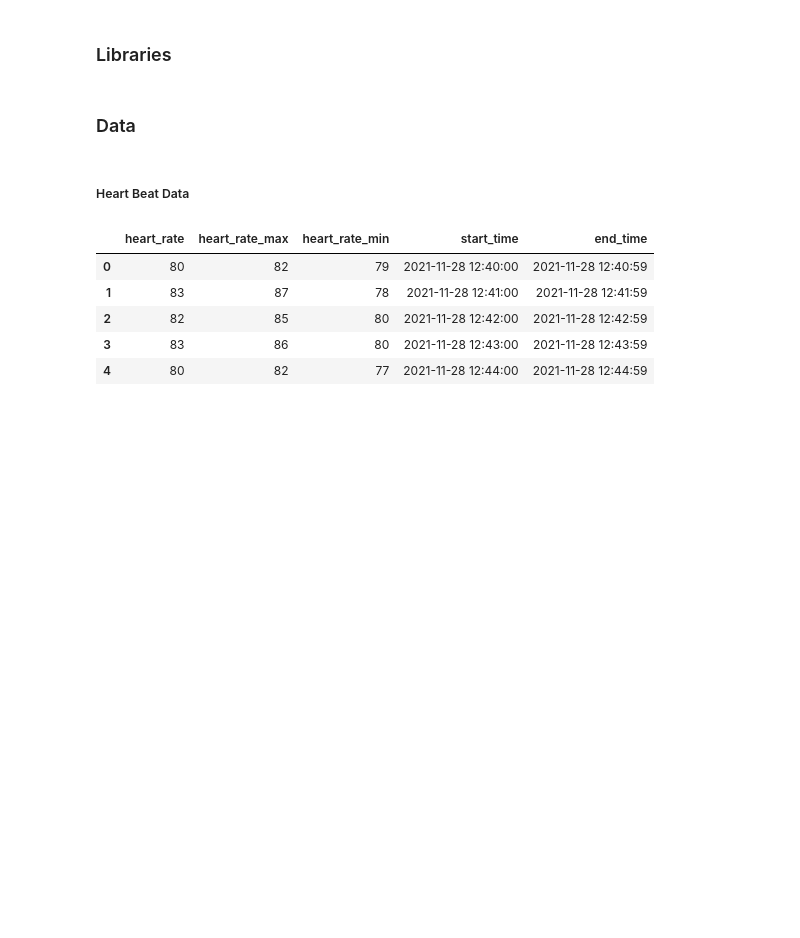
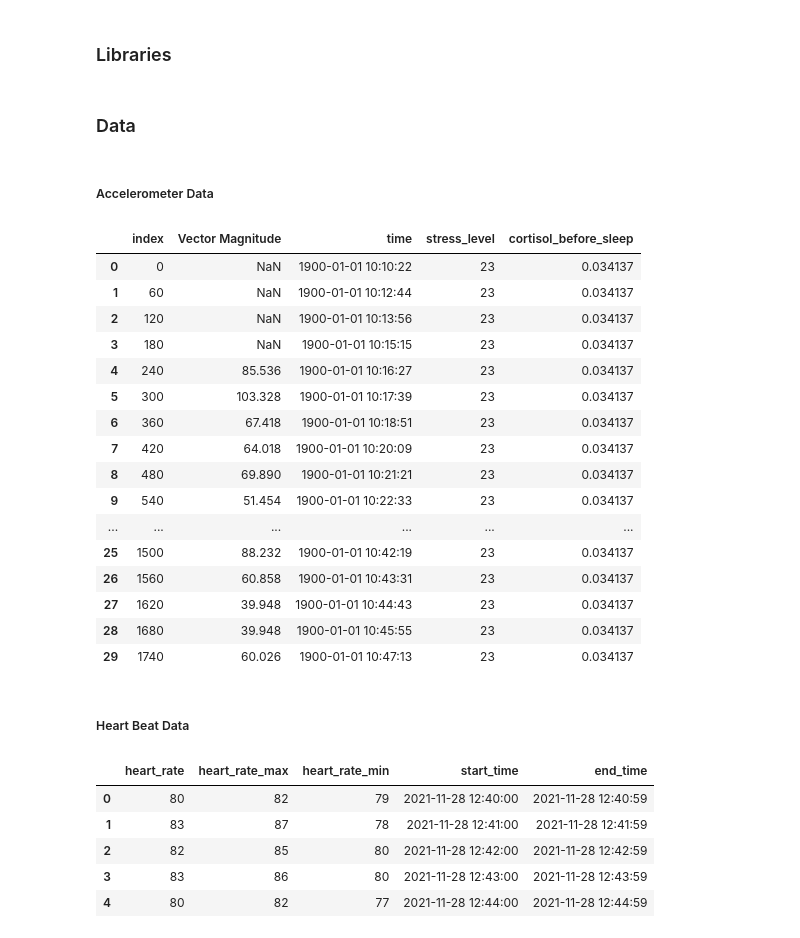
Before and after one commit to areisde/montblanc, a Jupyter notebook: Correlation between data.ipynb, the cells around one changed output. Saved outputs shown, nothing was run; the diff lists cells and outputs as text; code cells hidden in the pictures; blank space fills up the shorter version.

```diff
--- a/Correlation between data.ipynb
+++ b/Correlation between data.ipynb
@@ -18,6 +18,62 @@ from pyowm.utils import timestamps, formatting
 from datetime import datetime, timedelta, timezone, date
 # %% [markdown]
 ### Data
+# %% [markdown]
+##### Accelerometer Data
+# %%
+dir_ = "data/24H/user_1/Actigraph.csv" # Create path
+df_accel = pd.read_csv(dir_) # Load data
+
+# Extract stress data
+dir_ = "data/24H/user_1/questionnaire.csv" # Create path
+df_stress = pd.read_csv(dir_) # Load data
+
+# Extract saliva data
+dir_ = "data/24H/user_1/saliva.csv" # Create path
+df_saliva = pd.read_csv(dir_) # Load data
+
+# Append columns to initial dataframe
+stress_col = (np.ones(len(df_accel)) * df_stress['Daily_stress'][0]).astype(int)
+cortisol_before_sleep_col = (np.ones(len(df_accel)) * df_saliva['Cortisol NORM'][0])
+
+df_accel['stress_level'] = stress_col
+df_accel['cortisol_before_sleep'] = cortisol_before_sleep_col
+
+
+# Change data type
+df_accel['time'] = df_accel['time'].apply(lambda t : datetime.strptime(t, '%H:%M:%S'))
+
+# Drop the first column, which is useless
+cols_to_drop = ['HR', 'Steps', 'Unnamed: 0', 'Axis1', 'Axis2', 'Axis3', 'Inclinometer Off', 'Inclinometer Standing', 'Inclinometer Sitting', 'Inclinometer Lying', 'day']
+df_accel = df_accel.drop(cols_to_drop, axis=1)
+
+# Downsampledata
+#df_accel = df_accel[25:]
+df_accel = df_accel.iloc[::60, :]
+df_accel = df_accel.reset_index()
+# Filter data
+df_accel['Vector Magnitude'] = df_accel['Vector Magnitude'].rolling(window=5).mean(std=0.5)
+# %%
+df_accel.head(30)
+#type(df_accel['time'].iloc[0])
+# %% [output]
+|  | index | Vector Magnitude | time | stress_level | cortisol_before_sleep |
+| 0 | 0 | NaN | 1900-01-01 10:10:22 | 23 | 0.034137 |
+| 1 | 60 | NaN | 1900-01-01 10:12:44 | 23 | 0.034137 |
+| 2 | 120 | NaN | 1900-01-01 10:13:56 | 23 | 0.034137 |
+| 3 | 180 | NaN | 1900-01-01 10:15:15 | 23 | 0.034137 |
+| 4 | 240 | 85.536 | 1900-01-01 10:16:27 | 23 | 0.034137 |
+| 5 | 300 | 103.328 | 1900-01-01 10:17:39 | 23 | 0.034137 |
+| 6 | 360 | 67.418 | 1900-01-01 10:18:51 | 23 | 0.034137 |
+| 7 | 420 | 64.018 | 1900-01-01 10:20:09 | 23 | 0.034137 |
+| 8 | 480 | 69.890 | 1900-01-01 10:21:21 | 23 | 0.034137 |
+| 9 | 540 | 51.454 | 1900-01-01 10:22:33 | 23 | 0.034137 |
+| ... | ... | ... | ... | ... | ... |
+| 25 | 1500 | 88.232 | 1900-01-01 10:42:19 | 23 | 0.034137 |
+| 26 | 1560 | 60.858 | 1900-01-01 10:43:31 | 23 | 0.034137 |
+| 27 | 1620 | 39.948 | 1900-01-01 10:44:43 | 23 | 0.034137 |
+| 28 | 1680 | 39.948 | 1900-01-01 10:45:55 | 23 | 0.034137 |
+| 29 | 1740 | 60.026 | 1900-01-01 10:47:13 | 23 | 0.034137 |
 # %% [markdown]
 ##### Heart Beat Data
 # %%
```
Also changed, not shown: parts of 9 cells of this notebook, 2 other files.
